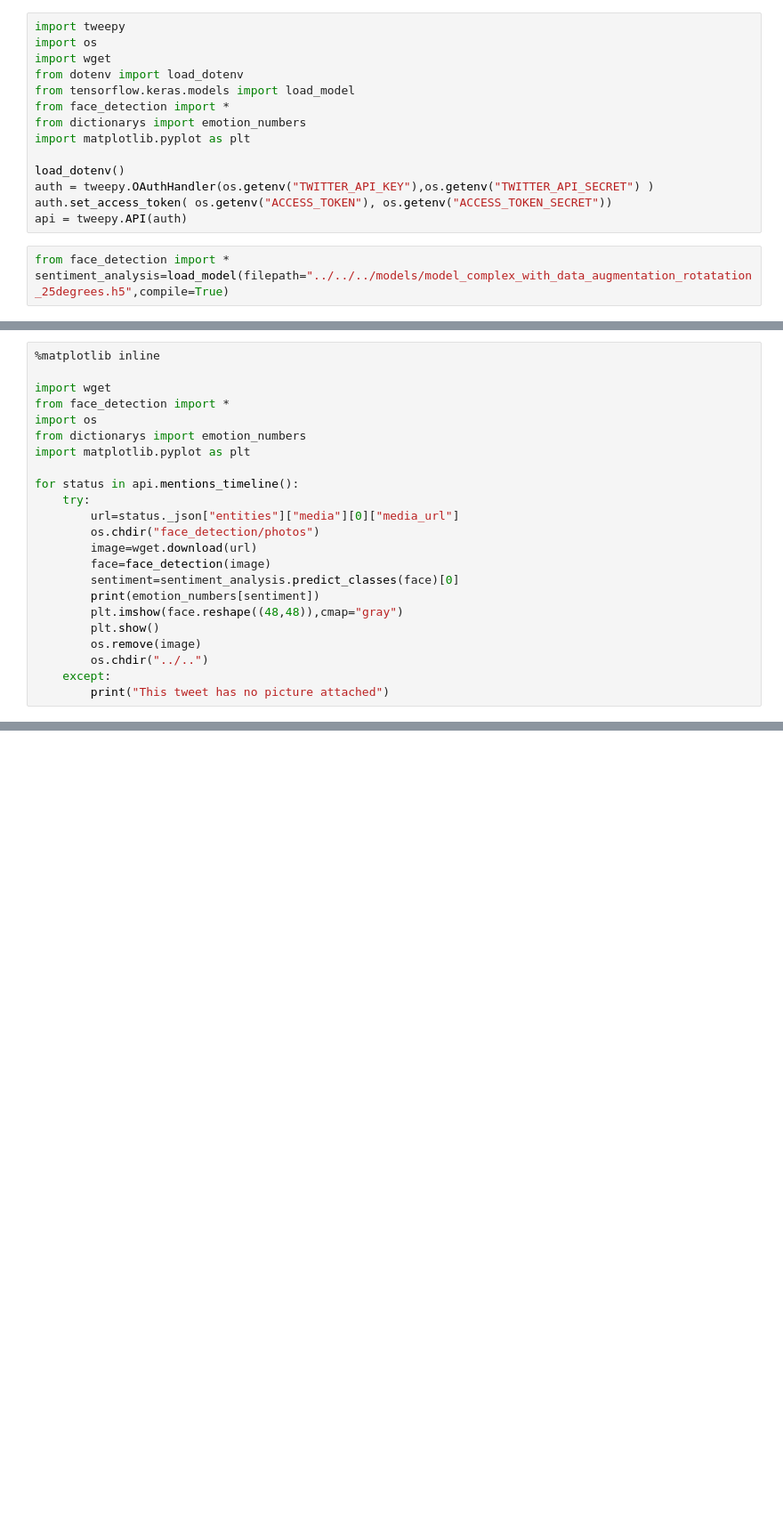
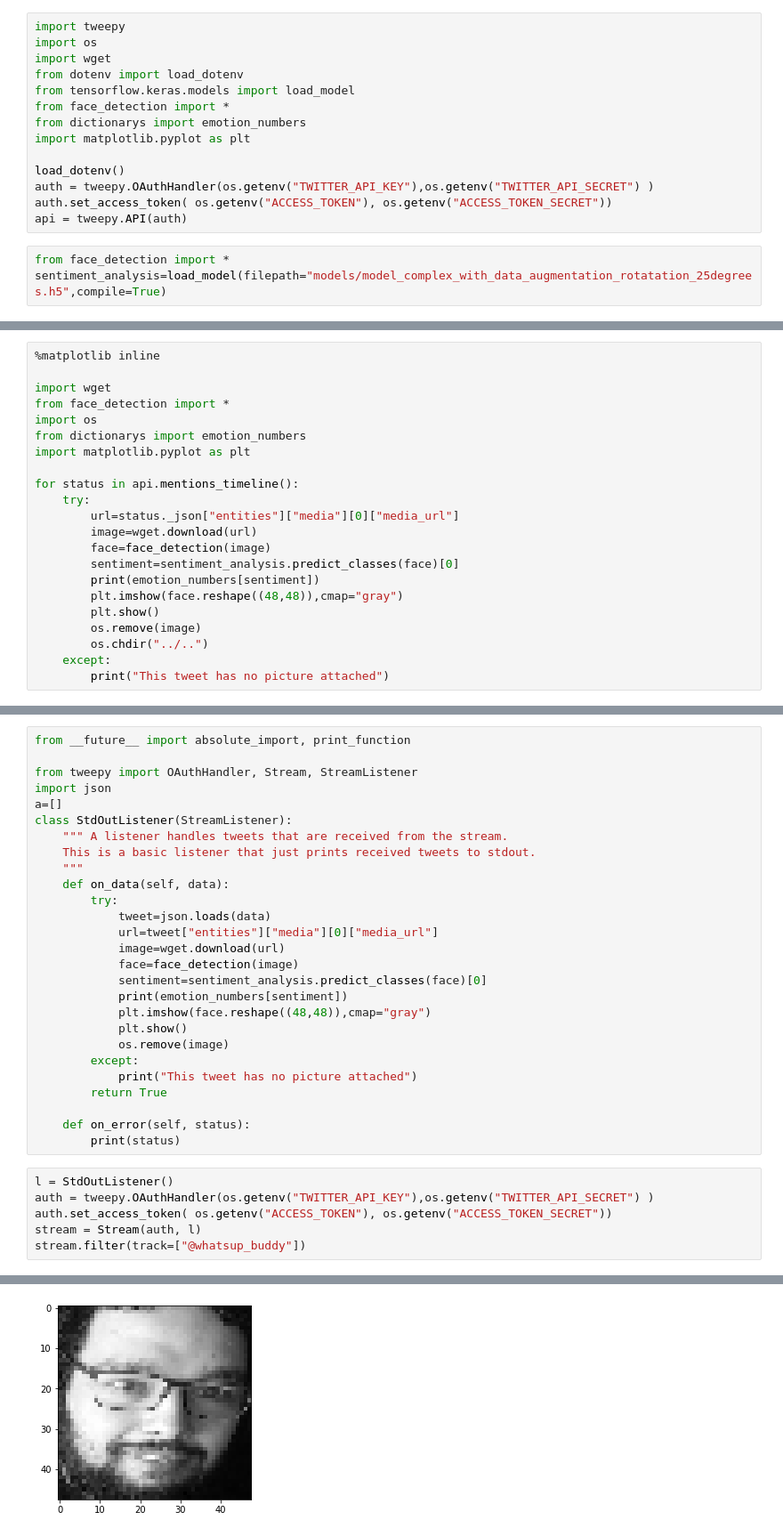
Before and after one commit to DavEst91/what-sup-buddy-project, a Jupyter notebook: src/tweepy-trials.ipynb, the cells around one changed output, grey strips where cells are left out. Shown at 89% size. Cells and saved outputs as stored; diff of their text form; blank space fills up the shorter version.

Commit message:
bot twitter

```diff
--- a/src/tweepy-trials.ipynb
+++ b/src/tweepy-trials.ipynb
@@ -14,4 +14,4 @@ auth.set_access_token( os.getenv("ACCESS_TOKEN"), os.getenv("ACCESS_TOKEN_SECRET
 api = tweepy.API(auth)
 # %%
 from face_detection import *
-sentiment_analysis=load_model(filepath="../../../models/model_complex_with_data_augmentation_rotatation_25degrees.h5",compile=True)
+sentiment_analysis=load_model(filepath="models/model_complex_with_data_augmentation_rotatation_25degrees.h5",compile=True)
@@ -29,7 +27,6 @@ import matplotlib.pyplot as plt
 for status in api.mentions_timeline():
     try:
         url=status._json["entities"]["media"][0]["media_url"]
-        os.chdir("face_detection/photos")
         image=wget.download(url)
         face=face_detection(image)
         sentiment=sentiment_analysis.predict_classes(face)[0]
@@ -61,0 +40,34 @@ Angry
+# %%
+from __future__ import absolute_import, print_function
+
+from tweepy import OAuthHandler, Stream, StreamListener
+import json
+a=[]
+class StdOutListener(StreamListener):
+    """ A listener handles tweets that are received from the stream.
+    This is a basic listener that just prints received tweets to stdout.
+    """
+    def on_data(self, data):
+        try:
+            tweet=json.loads(data)
+            url=tweet["entities"]["media"][0]["media_url"]
+            image=wget.download(url)
+            face=face_detection(image)
+            sentiment=sentiment_analysis.predict_classes(face)[0]
+            print(emotion_numbers[sentiment])
+            plt.imshow(face.reshape((48,48)),cmap="gray")
+            plt.show()
+            os.remove(image)
+        except:
+            print("This tweet has no picture attached")
+        return True
+
+    def on_error(self, status):
+        print(status)
+# %%
+l = StdOutListener()
+auth = tweepy.OAuthHandler(os.getenv("TWITTER_API_KEY"),os.getenv("TWITTER_API_SECRET") )
+auth.set_access_token( os.getenv("ACCESS_TOKEN"), os.getenv("ACCESS_TOKEN_SECRET"))
+stream = Stream(auth, l)
+stream.filter(track=["@whatsup_buddy"])
+# %% [output]
@@ -61,0 +78 @@ Angry
+[figure, added]
```
Also changed, not shown: parts of 6 cells of this notebook, 1 other file.
